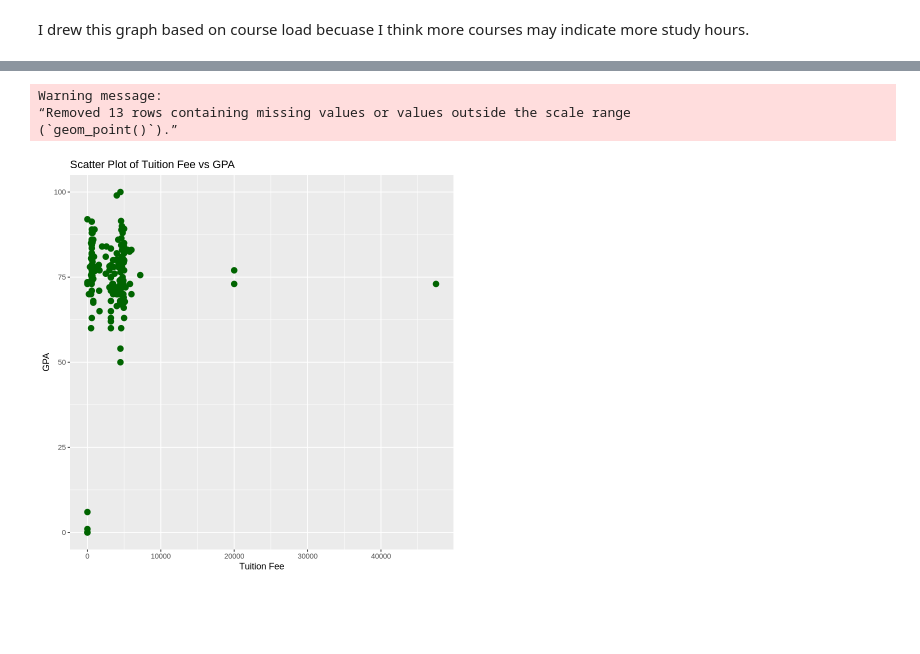
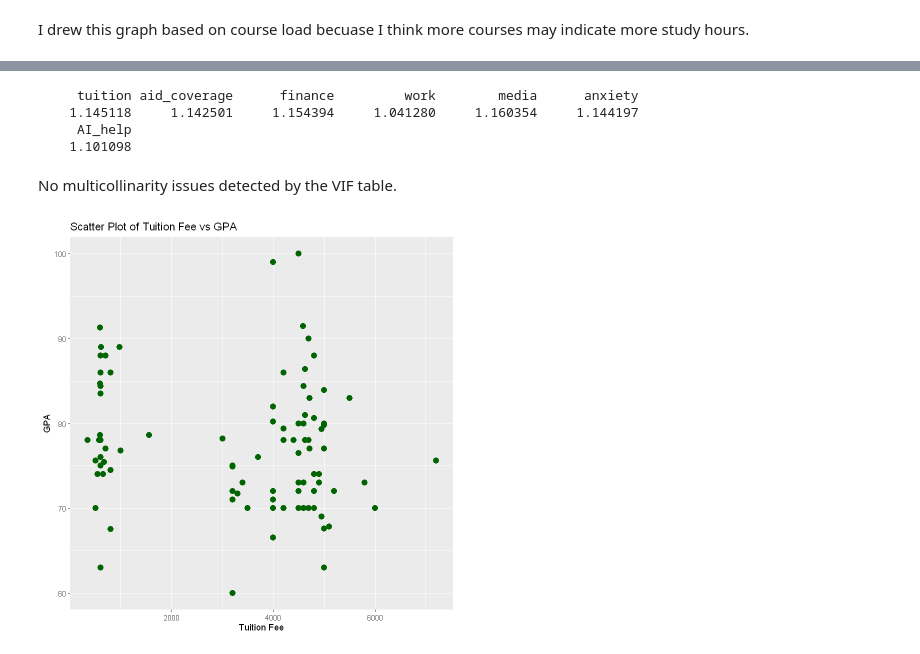
Before and after one commit to Speculatorrr/ECON326-Tuition-on-GPA-Regression, a Jupyter notebook: project.ipynb, the cells around one changed output, grey strips where cells are left out. Cells and saved outputs as stored; diff of their text form; code cells hidden in the pictures; blank space fills up the shorter version.

```diff
--- a/project.ipynb
+++ b/project.ipynb
@@ -278,20 +280,19 @@ R2             0.004     0.028     0.059     0.059     0.088     0.090     0.101
 ==================================================================================
 Note:                                                  *p<0.1; **p<0.05; ***p<0.01
+# %%
+vif(r7b)
+# %% [output]
+     tuition aid_coverage      finance         work        media      anxiety
+    1.145118     1.142501     1.154394     1.041280     1.160354     1.144197
+     AI_help
+    1.101098
+# %% [markdown]
+No multicollinarity issues detected by the VIF table.
 # %%
-#tuition1 <- df |>
-   # ggplot(aes(x = tuition, y = GPA_percent, color = course_take) +
-   # geom_point() +
-   # xlab("tution fee per course") +
-   # ylab("GPA (%)") +
-   # ggtitle("Scatter Plot of Tuition Fee VS GPA Study Hours")
+ggplot(df, aes(x = tuition, y = GPA_percent)) +
+  geom_point(color = "darkgreen", size = 3) +
+  ggtitle("Scatter Plot of Tuition Fee vs GPA") +
+  xlab("Tuition Fee") +
+  ylab("GPA")
+# %% [output]
+[figure, added]
-# %%
-ggplot(df_, aes(x = tuition, y = GPA_percent)) +
-  geom_point(color = "darkgreen", size = 3) +
-  ggtitle("Scatter Plot of Tuition Fee vs GPA") +
-  xlab("Tuition Fee") +
-  ylab("GPA")
-# %% [output]
-Warning message:
-“Removed 13 rows containing missing values or values outside the scale range
-(`geom_point()`).”
-[figure, removed]
```
Also changed, not shown: parts of 9 cells of this notebook.
